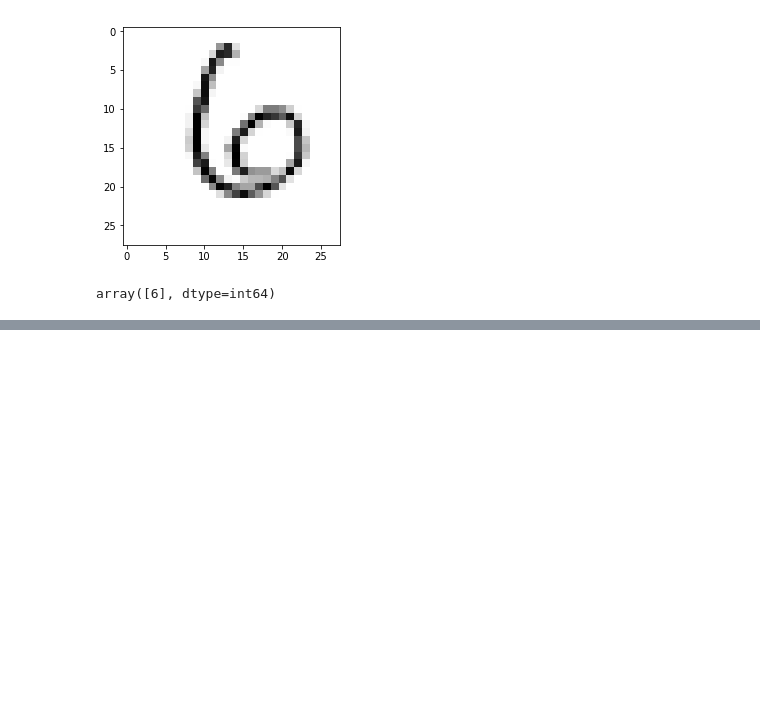
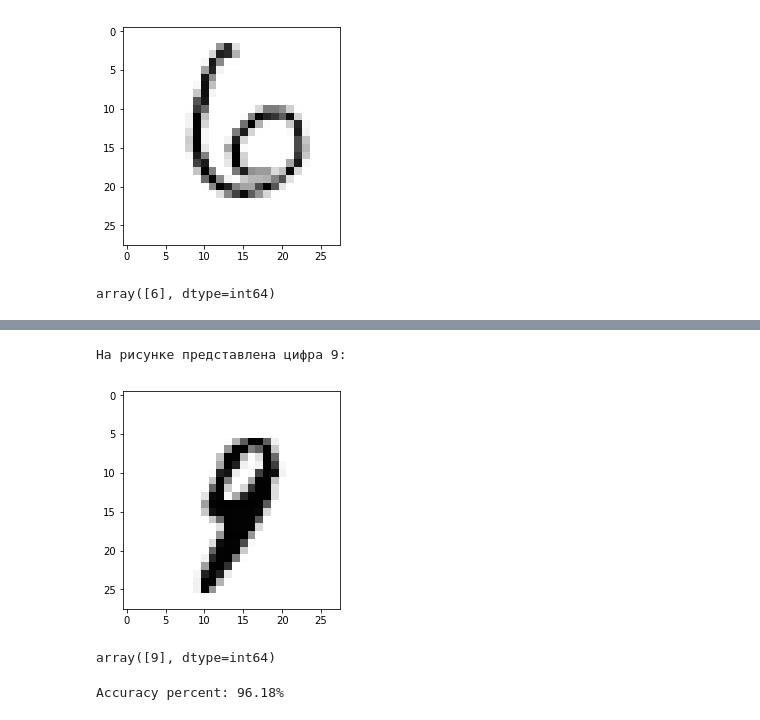
Before and after one commit to Eugene-Korneev/Data_Science-Intensive-SkillBox-Data_Science_Basics, a Jupyter notebook: Day_2.ipynb, the cells around one changed output, grey strips where cells are left out. Saved outputs shown, nothing was run; the diff lists cells and outputs as text; code cells hidden in the pictures; blank space fills up the shorter version.

```diff
--- a/Day_2.ipynb
+++ b/Day_2.ipynb
@@ -109,0 +136,11 @@ KNeighborsClassifier.predict() accuracy percent: 96.88%
+# %%
+test_id = 874
+plt.imshow(test_data[test_id, :].reshape(28, 28), cmap="Greys")
+print(f"На рисунке представлена цифра {test_label[test_id]}:")
+# %% [output]
+На рисунке представлена цифра 9:
+[figure, added]
+# %%
+mlp_classifier.predict(test_data[test_id, :].reshape(1, 784))
+# %% [output]
+array([9], dtype=int64)
@@ -109,0 +149,5 @@ KNeighborsClassifier.predict() accuracy percent: 96.88%
+# %%
+mlp_accuracy = accuracy_score(test_label, mlp_predictions)
+print(f"Accuracy percent: {mlp_accuracy * 100:.2f}%")
+# %% [output]
+Accuracy percent: 96.18%
```
Also changed, not shown: parts of 7 cells of this notebook.
